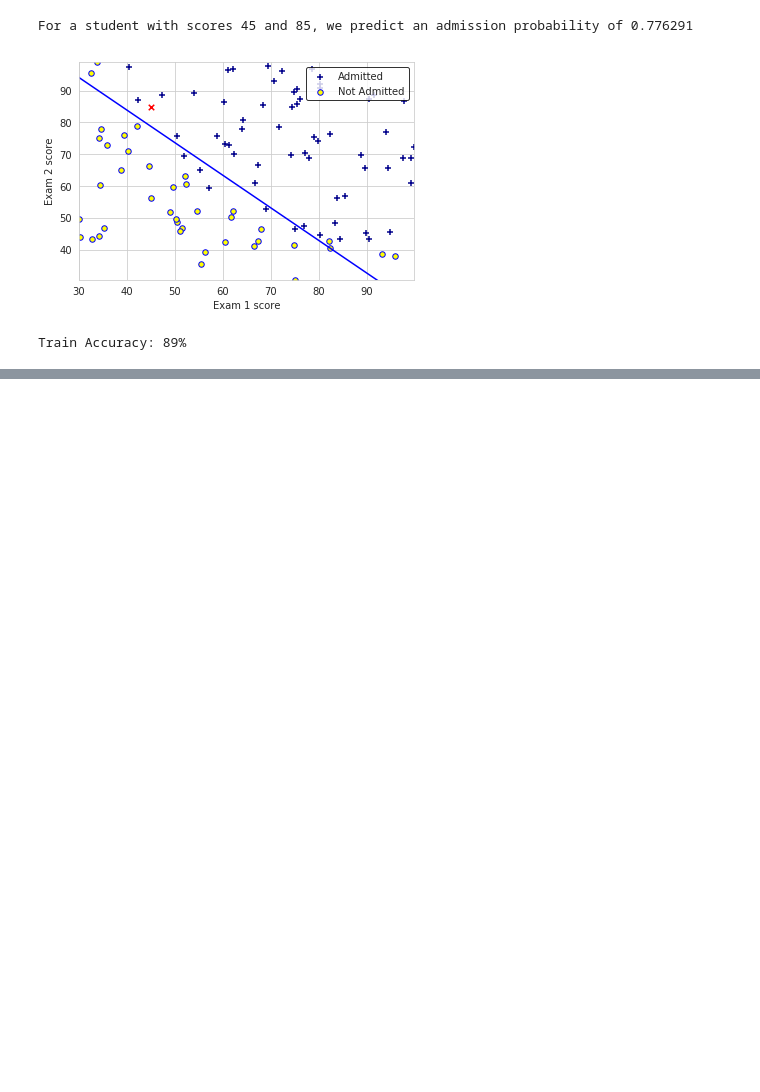
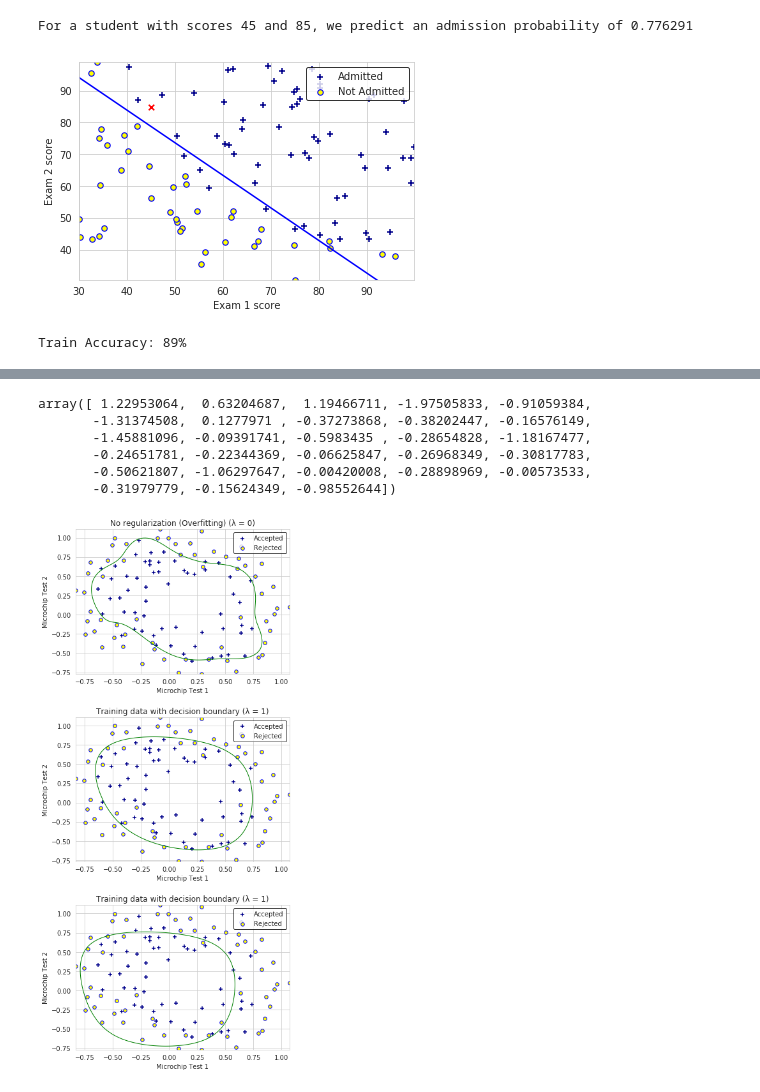
Before and after one commit to GHopperMSK/MachineLearningStanfordUniversity, a Jupyter notebook: ex2.ipynb, the cells around one changed output, grey strips where cells are left out. Drawn from its saved outputs; the diff is of its cells as text; code cells hidden in the pictures; blank space fills up the shorter version.

```diff
--- a/ex2.ipynb
+++ b/ex2.ipynb
@@ -182,0 +276,3 @@ Train Accuracy: 89%
+# %%
+initial_theta = np.zeros(X2.shape[1])
+initial_theta
@@ -182,0 +298,49 @@ Train Accuracy: 89%
+# %%
+result2 = minimize(costFunctionR, initial_theta, args=(X2, y, 1), method='BFGS', jac=gradientFuncR,
+                   options={'maxiter' : 400, 'disp': False})
+result2['x']
+# %% [output]
+array([ 1.22953064,  0.63204687,  1.19466711, -1.97505833, -0.91059384,
+       -1.31374508,  0.1277971 , -0.37273868, -0.38202447, -0.16576149,
+       -1.45881096, -0.09391741, -0.5983435 , -0.28654828, -1.18167477,
+       -0.24651781, -0.22344369, -0.06625847, -0.26968349, -0.30817783,
+       -0.50621807, -1.06297647, -0.00420008, -0.28898969, -0.00573533,
+       -0.31979779, -0.15624349, -0.98552644])
+# %%
+def plotDecisionBoundary(X, y, title):
+    # Plot the data
+    plotData(X[:, 1:3], y, 'Microchip Test 1', 'Microchip Test 2', 'Accepted', 'Rejected')
+
+    # Defining the data to use in the meshgrid calculation. Outputting xx and yy ndarrays
+    x_min, x_max = X[:, 1].min() - 1, X[:, 1].max() + 1
+    y_min, y_max = X[:, 2].min() - 1, X[:, 2].max() + 1
+    xx, yy = np.meshgrid(np.arange(x_min, x_max, 0.02), np.arange(y_min, y_max, 0.02))
+
+    Z = sigmoid(poly.fit_transform(np.c_[xx.ravel(), yy.ravel()]).dot(result2['x']))
+    Z = Z.reshape(xx.shape)
+
+    # Plotting the contour plot
+    plt.contour(xx, yy, Z, [0.5], linewidths=1, colors='g')
+    plt.title(title)
+# %%
+plt.figure(figsize=(6, 15))
+plt.subplots_adjust(hspace=0.3)
+
+# Creating 3 subplots using 3 different λ values
+for i, lam in enumerate([0, 1, 10]):
+    result2 = minimize(costFunctionR, initial_theta, args=(X2, y, lam), method='BFGS', jac=gradientFuncR,
+                       options={'maxiter' : 400, 'disp': False})
+
+    if (lam == 0):
+        title = 'No regularization (Overfitting) (λ = 0)'
+    elif (lam == 100):
+        title = 'Too much regularization (Underfitting) (λ = 100)'
+    else:
+        title = 'Training data with decision boundary (λ = 1)'
+
+    plt.subplot(3, 1, i+1)
+
+    # Plotting the decision boundary plot
+    plotDecisionBoundary(X2, y, title);
+# %% [output]
+[figure, added]
```
Also changed, not shown: parts of 9 cells of this notebook.
